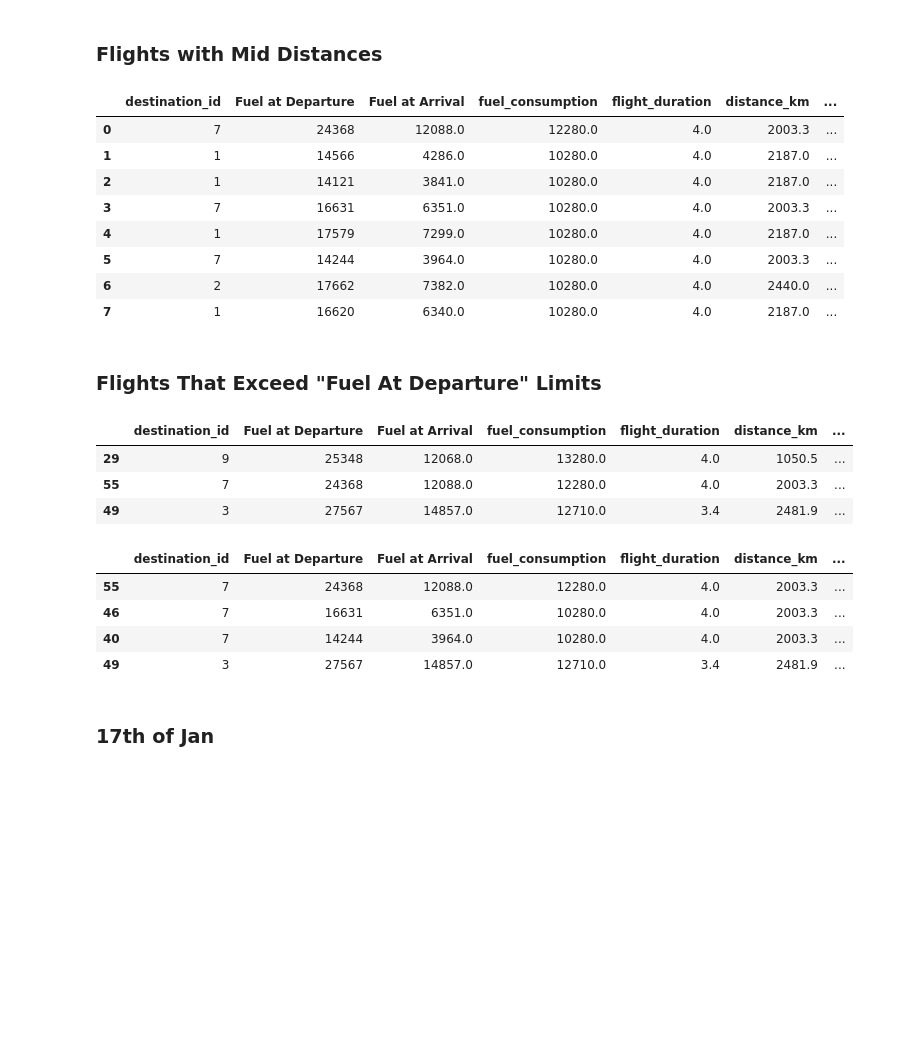
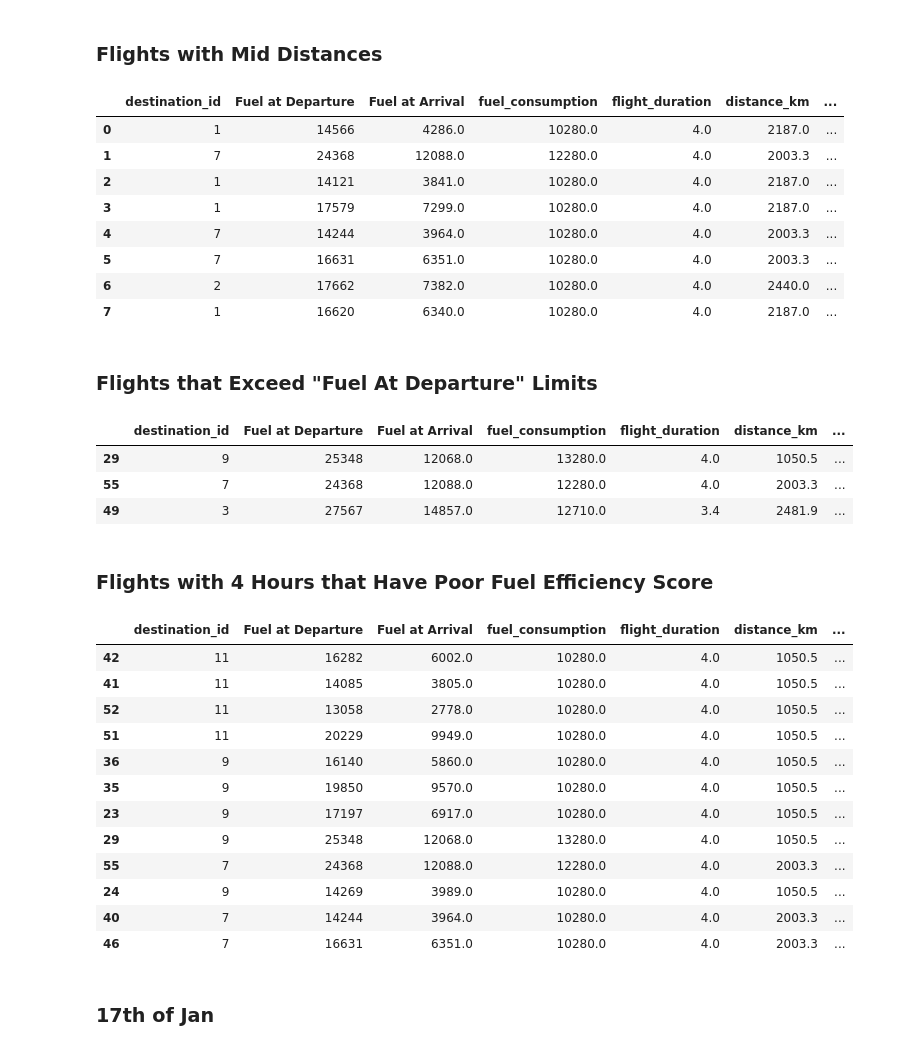
Before and after one commit to cagriertem/flight-fuel-consumption-regression-analysis, a Jupyter notebook: flight fuel consumption regression analysis.ipynb, the cells around one changed output. Saved outputs shown, nothing was run; the diff lists cells and outputs as text; code cells hidden in the pictures; blank space fills up the shorter version.

```diff
--- a/flight fuel consumption regression analysis.ipynb
+++ b/flight fuel consumption regression analysis.ipynb
@@ -610,0 +569,27 @@ plt.show()
+# %%
+import matplotlib.pyplot as plt
+import seaborn as sns
+import matplotlib.dates as mdates
+
+# Ensure the date column is in datetime format
+df['date'] = pd.to_datetime(df['Date'])
+
+# Sort by date
+df = df.sort_values('date')
+
+# Plot fuel consumption over time
+plt.figure(figsize=(14, 6))
+sns.lineplot(x='date', y='fuel_per_km', data=df, marker='o', errorbar=None)
+
+plt.title('Fuel Efficiency Over Time')
+plt.xlabel('Date')
+plt.ylabel('Fuel Efficiency (fuel per km)')
+
+# --- Adjust x-axis ticks ---
+plt.gca().xaxis.set_major_locator(mdates.DayLocator(interval=2))  # show every 5th day
+plt.gca().xaxis.set_major_formatter(mdates.DateFormatter('%d-%b'))  # format as day-month
+
+plt.xticks(rotation=45)
+plt.grid(True)
+plt.tight_layout()
+plt.show()
@@ -889,16 +819,16 @@ filtered_df[["destination_id","Fuel at Departure","Fuel at Arrival","fuel_consum
              "distance_km","fuel_per_km", "speed_km/h", "Date"]]
 # %% [output]
 |  | destination_id | Fuel at Departure | Fuel at Arrival | fuel_consumption | flight_duration | distance_km | ... |
-| 0 | 7 | 24368 | 12088.0 | 12280.0 | 4.0 | 2003.3 | ... |
-| 1 | 1 | 14566 | 4286.0 | 10280.0 | 4.0 | 2187.0 | ... |
+| 0 | 1 | 14566 | 4286.0 | 10280.0 | 4.0 | 2187.0 | ... |
+| 1 | 7 | 24368 | 12088.0 | 12280.0 | 4.0 | 2003.3 | ... |
 | 2 | 1 | 14121 | 3841.0 | 10280.0 | 4.0 | 2187.0 | ... |
-| 3 | 7 | 16631 | 6351.0 | 10280.0 | 4.0 | 2003.3 | ... |
-| 4 | 1 | 17579 | 7299.0 | 10280.0 | 4.0 | 2187.0 | ... |
-| 5 | 7 | 14244 | 3964.0 | 10280.0 | 4.0 | 2003.3 | ... |
+| 3 | 1 | 17579 | 7299.0 | 10280.0 | 4.0 | 2187.0 | ... |
+| 4 | 7 | 14244 | 3964.0 | 10280.0 | 4.0 | 2003.3 | ... |
+| 5 | 7 | 16631 | 6351.0 | 10280.0 | 4.0 | 2003.3 | ... |
 | 6 | 2 | 17662 | 7382.0 | 10280.0 | 4.0 | 2440.0 | ... |
 | 7 | 1 | 16620 | 6340.0 | 10280.0 | 4.0 | 2187.0 | ... |
 # %% [markdown]
-### Flights That Exceed "Fuel At Departure" Limits
+### Flights that Exceed "Fuel At Departure" Limits
 # %%
 filtered_df_2 = df[(df['Fuel at Departure'] > 24000)].copy()
 filtered_df_2[["destination_id","Fuel at Departure","Fuel at Arrival","fuel_consumption","flight_duration",
@@ -908,16 +838,26 @@ filtered_df_2[["destination_id","Fuel at Departure","Fuel at Arrival","fuel_cons
 | 29 | 9 | 25348 | 12068.0 | 13280.0 | 4.0 | 1050.5 | ... |
 | 55 | 7 | 24368 | 12088.0 | 12280.0 | 4.0 | 2003.3 | ... |
 | 49 | 3 | 27567 | 14857.0 | 12710.0 | 3.4 | 2481.9 | ... |
+# %% [markdown]
+### Flights with 4 Hours  that Have Poor Fuel Efficiency Score
 # %%
-filtered_df_2 = df[(df['speed_km/h'] > 500) & (df['fuel_per_km'] > 5)].copy()
+filtered_df_2 = df[(df['flight_duration'] == 4) & (df['fuel_per_km'] > 5)].copy()
 filtered_df_2[["destination_id","Fuel at Departure","Fuel at Arrival","fuel_consumption","flight_duration",
              "distance_km","fuel_per_km", "speed_km/h", "Date"]]
 # %% [output]
 |  | destination_id | Fuel at Departure | Fuel at Arrival | fuel_consumption | flight_duration | distance_km | ... |
+| 42 | 11 | 16282 | 6002.0 | 10280.0 | 4.0 | 1050.5 | ... |
+| 41 | 11 | 14085 | 3805.0 | 10280.0 | 4.0 | 1050.5 | ... |
+| 52 | 11 | 13058 | 2778.0 | 10280.0 | 4.0 | 1050.5 | ... |
+| 51 | 11 | 20229 | 9949.0 | 10280.0 | 4.0 | 1050.5 | ... |
+| 36 | 9 | 16140 | 5860.0 | 10280.0 | 4.0 | 1050.5 | ... |
+| 35 | 9 | 19850 | 9570.0 | 10280.0 | 4.0 | 1050.5 | ... |
+| 23 | 9 | 17197 | 6917.0 | 10280.0 | 4.0 | 1050.5 | ... |
+| 29 | 9 | 25348 | 12068.0 | 13280.0 | 4.0 | 1050.5 | ... |
 | 55 | 7 | 24368 | 12088.0 | 12280.0 | 4.0 | 2003.3 | ... |
+| 24 | 9 | 14269 | 3989.0 | 10280.0 | 4.0 | 1050.5 | ... |
+| 40 | 7 | 14244 | 3964.0 | 10280.0 | 4.0 | 2003.3 | ... |
 | 46 | 7 | 16631 | 6351.0 | 10280.0 | 4.0 | 2003.3 | ... |
-| 40 | 7 | 14244 | 3964.0 | 10280.0 | 4.0 | 2003.3 | ... |
-| 49 | 3 | 27567 | 14857.0 | 12710.0 | 3.4 | 2481.9 | ... |
 # %% [markdown]
 ### 17th of Jan
 # %%
```
Also changed, not shown: parts of 25 cells of this notebook.
